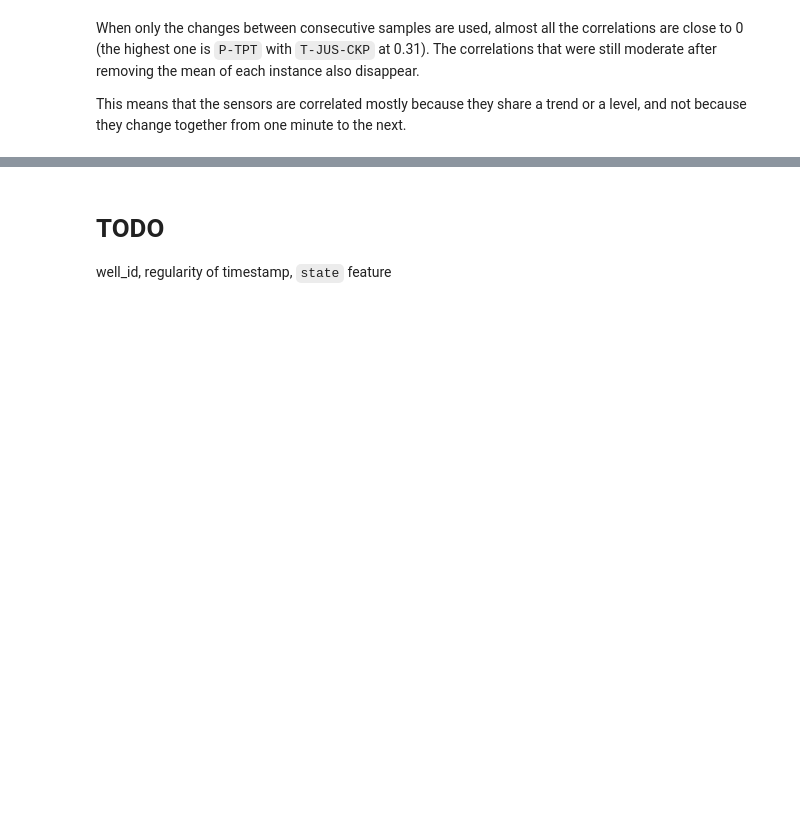
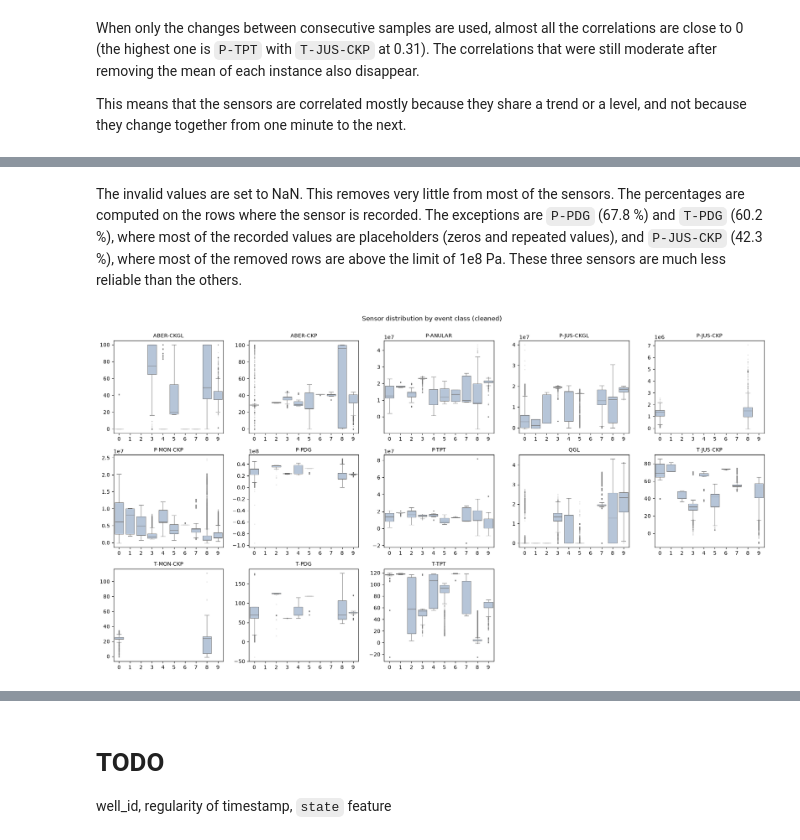
Before and after one commit to tommasofacchin/uis-msc-data-science, a Jupyter notebook: DAT540 - Data science/Project/01_eda.ipynb, the cells around one changed output, grey strips where cells are left out. Drawn from its saved outputs; the diff is of its cells as text; code cells hidden in the pictures; blank space fills up the shorter version.

```diff
--- a/DAT540 - Data science/Project/01_eda.ipynb
+++ b/DAT540 - Data science/Project/01_eda.ipynb
@@ -732,0 +826,4 @@ This means that the sensors are correlated mostly because they share a trend or
+# %%
+# Most frequent values
+for s in ["ABER-CKP", "T-MON-CKP", "P-JUS-CKP", "T-PDG", "T-TPT", "P-PDG", "P-TPT"]:
+    print(f"\n{box[s].value_counts().head(4).to_string()}")
@@ -732,0 +893,22 @@ This means that the sensors are correlated mostly because they share a trend or
+# %% [markdown]
+The invalid values are set to NaN. This removes very little from most of the sensors. The percentages are computed on the rows where the sensor is recorded. The exceptions are `P-PDG` (67.8 %) and `T-PDG` (60.2 %), where most of the recorded values are placeholders (zeros and repeated values), and `P-JUS-CKP` (42.3 %), where most of the removed rows are above the limit of 1e8 Pa. These three sensors are much less reliable than the others.
+# %%
+# Same boxplots on cleaned data
+def boxplots(x, order, title, **kw):
+    fig, axes = plt.subplots(nrows, ncols, figsize=(18, 3.2 * nrows))
+    for ax, s in zip(axes.ravel(), corr_sensors):
+        sns.boxplot(data=box_clean, x=x, y=s, order=order, ax=ax, linewidth=0.8,
+                    flierprops=dict(marker=".", markersize=1.5, alpha=0.3), **kw)
+        ax.set_title(s, fontsize=10)
+        ax.set_xlabel("")
+        ax.set_ylabel("")
+    for ax in axes.ravel()[len(corr_sensors):]:
+        ax.axis("off")
+    fig.suptitle(title, y=1.0)
+    plt.tight_layout()
+    plt.show()
+
+boxplots("event_class", range(10), "Sensor distribution by event class (cleaned)",
+         color="lightsteelblue")
+# %% [output]
+[figure, added]
```
Also changed, not shown: parts of 14 cells of this notebook.
